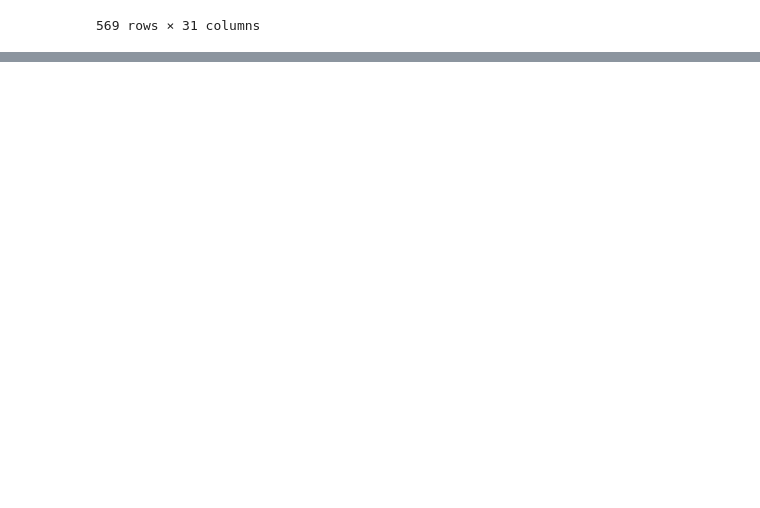
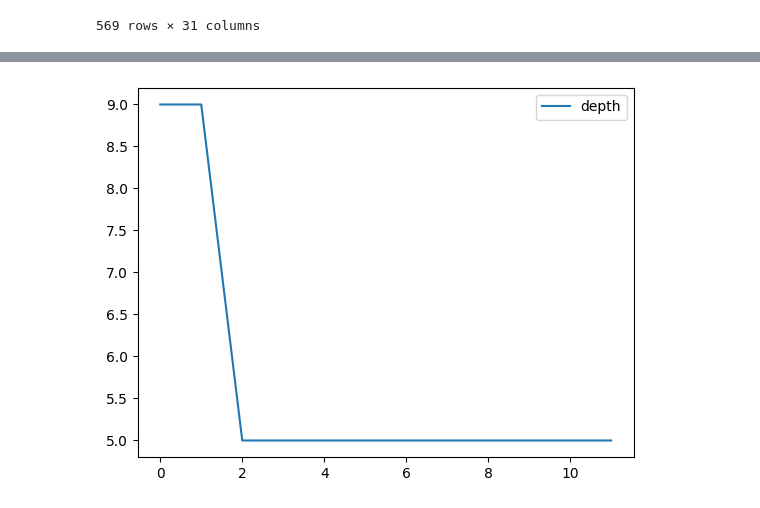
Before and after one commit to nabdullaev/HyperTune, a Jupyter notebook: catboost.ipynb, the cells around one changed output, grey strips where cells are left out. Saved outputs shown, nothing was run; the diff lists cells and outputs as text; code cells hidden in the pictures; blank space fills up the shorter version.

```diff
--- a/catboost.ipynb
+++ b/catboost.ipynb
@@ -72,14 +75,29 @@ chromosome_factory = ChromosomeClassFactory(
 # %%
-def evaluate_model(chromosome, show_metric=False):
-    n_iterations = 4
+def evaluate(chromosome, show_metric=False):
+    n_iterations = 3
     metric = 0
     for _ in range(n_iterations):
-        model = CatBoostClassifier(iterations=100, depth=chromosome.depth, learning_rate=chromosome.learning_rate, verbose=False)
+        model = CatBoostClassifier(
+            iterations=100,
+            max_depth=chromosome.max_depth,
+            learning_rate=chromosome.learning_rate,
+            reg_lambda=chromosome.reg_lambda,
+            random_strength=chromosome.random_strength,
+            verbose=False
+        )
         model.fit(X_train, y_train)
         y_pred = model.predict(X_test)
 
         metric += accuracy_score(y_test, y_pred)
+
     metric /= n_iterations
+
+    depth_penalty = abs(chromosome.max_depth - 5) * 0.01
+    learning_rate_penalty = chromosome.learning_rate * 0.1
+    lambda_penalty = chromosome.reg_lambda * 0.2
+    random_strength_penalty = chromosome.random_strength * 0.05
+
+    metric -= depth_penalty + learning_rate_penalty + lambda_penalty + random_strength_penalty
 
     if show_metric:
         print(f'{metric=}')
@@ -168,0 +206,6 @@ plt.show()
+# %%
+plt.plot(statistic_max_depth, label="depth")
+plt.legend()
+plt.show()
+# %% [output]
+[figure, added]
```
Also changed, not shown: parts of 10 cells of this notebook, 1 other file.
